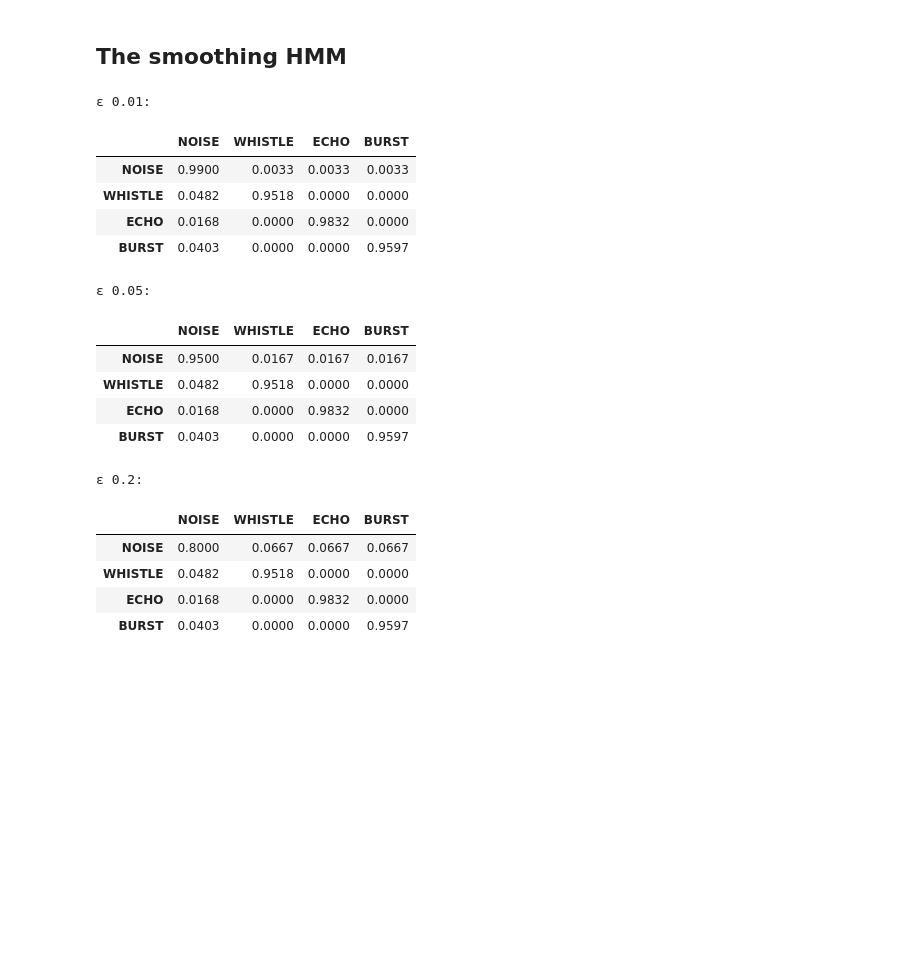
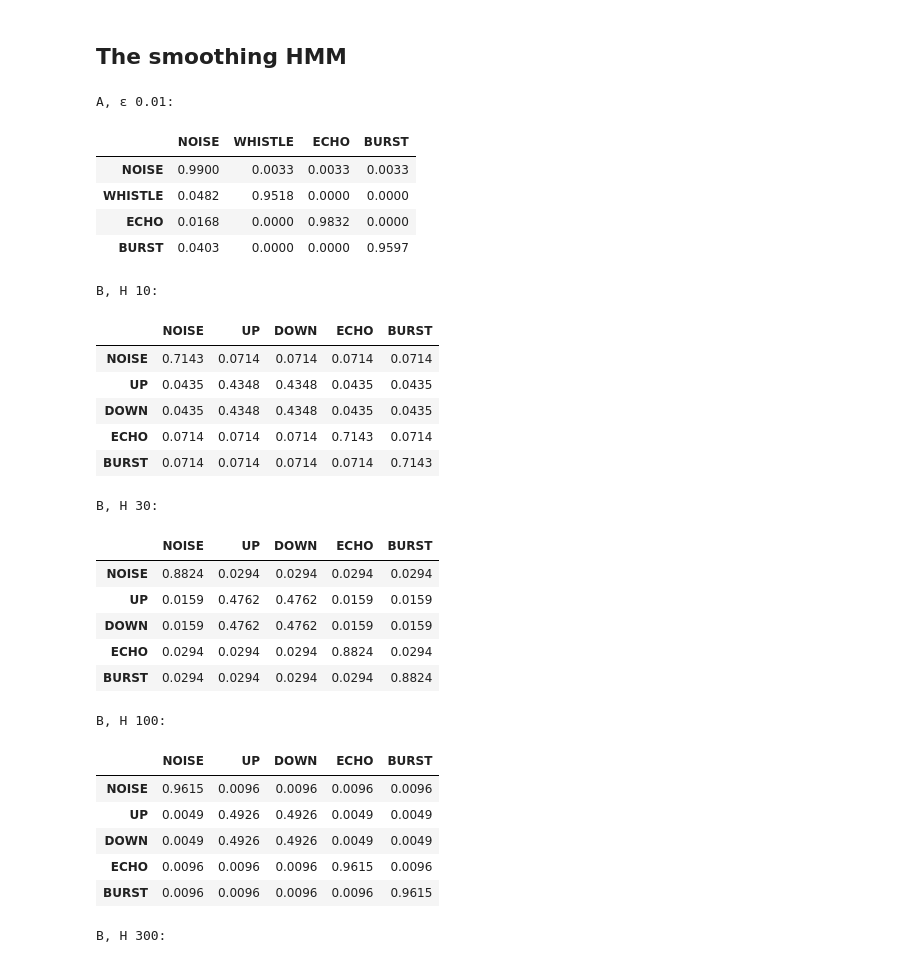
Before and after one commit to dkohlsdorf/continuous_profile_hmm, a Jupyter notebook: analysis_notebooks/ClassifierSmoothing.ipynb, the cells around one changed output. Drawn from its saved outputs; the diff is of its cells as text; code cells hidden in the pictures; blank space fills up the shorter version.

```diff
--- a/analysis_notebooks/ClassifierSmoothing.ipynb
+++ b/analysis_notebooks/ClassifierSmoothing.ipynb
@@ -62,6 +72,10 @@ MERGE = np.zeros((len(CLASSIFIER), len(STATES)))                 # classifier pr
 for i, c in enumerate(CLASSIFIER):
     MERGE[i, STATES.index('WHISTLE' if c in ('UP', 'DOWN') else c)] = 1
 NOISE = 0
+UP, DOWN, NOISE_C = CLASSIFIER.index('UP'), CLASSIFIER.index('DOWN'), CLASSIFIER.index('NOISE')
+WHISTLE_C = [UP, DOWN]
+TO_STATE = MERGE.argmax(axis=1)                                  # classifier index -> merged state index
+STATE_TO_CLASSIFIER = np.array([CLASSIFIER.index(s) if s in CLASSIFIER else -1 for s in STATES])
 
 cached = {}
 for name in SEGMENTS:
@@ -202,52 +195,82 @@ def transitions(eps, durations=L2_DURATION):
     return A
 
 
 def viterbi(log_emit, A):
     with np.errstate(divide='ignore'):
         logA = np.log(A)
     T, S = log_emit.shape
     back = np.empty((T, S), dtype=np.int8)
     v = np.log(np.full(S, 1 / S)) + log_emit[0]
     for t in range(1, T):
         cand = v[:, None] + logA
         back[t] = cand.argmax(axis=0)
         v = cand.max(axis=0) + log_emit[t]
     path = np.empty(T, dtype=np.int8)
     path[-1] = v.argmax()
     for t in range(T - 1, 0, -1):
         path[t - 1] = back[t, path[t]]
     return path
 
 
-def smooth(p, eps):
+def smooth_via_noise(p, eps):
+    # topology A; WHISTLE goes back to UP / DOWN by the classifier's preference
     with np.errstate(divide='ignore'):
-        return viterbi(np.log(p @ MERGE), transitions(eps))
+        path = viterbi(np.log(p @ MERGE), transitions(eps))
+    up_down = np.where(p[:, UP] >= p[:, DOWN], UP, DOWN)
+    return np.where(path == STATES.index('WHISTLE'), up_down, STATE_TO_CLASSIFIER[path])
 
 
-EPSILONS = [0.01, 0.05, 0.2]       # 0.2 = dolphin_msa's m_noise 5
-for eps in EPSILONS:
-    print(f"ε {eps}:")
-    display(pd.DataFrame(transitions(eps), index=STATES, columns=STATES).round(4))
+def two_level(high):
+    W = np.ones((len(CLASSIFIER), len(CLASSIFIER)))
+    np.fill_diagonal(W, high)
+    W[UP, DOWN] = W[DOWN, UP] = high
+    return W / W.sum(axis=1, keepdims=True)
 
-states = {"raw": {n: (p @ MERGE).argmax(axis=1) for n, p in probs.items()}}
-for eps in EPSILONS:
-    states[f"ε {eps}"] = {n: smooth(p, eps) for n, p in probs.items()}
+
+def smooth_two_level(p, high):
+    with np.errstate(divide='ignore'):
+        return viterbi(np.log(p), two_level(high))
+
+
+EPS = 0.01                  # best of the ε sweep for A (0.01 / 0.05 / 0.2)
+HIGHS = [10, 30, 100, 300]
+print(f"A, ε {EPS}:")
+display(pd.DataFrame(transitions(EPS), index=STATES, columns=STATES).round(4))
+for high in HIGHS:
+    print(f"B, H {high}:")
+    display(pd.DataFrame(two_level(high), index=CLASSIFIER, columns=CLASSIFIER).round(4))
+
+# every configuration as classifier label indices
+states = {"raw": {n: p.argmax(axis=1) for n, p in probs.items()},
+          f"A ε {EPS}": {n: smooth_via_noise(p, EPS) for n, p in probs.items()}}
+for high in HIGHS:
+    states[f"B H {high}"] = {n: smooth_two_level(p, high) for n, p in probs.items()}
 # %% [output]
-ε 0.01:
+A, ε 0.01:
 |  | NOISE | WHISTLE | ECHO | BURST |
 | NOISE | 0.9900 | 0.0033 | 0.0033 | 0.0033 |
 | WHISTLE | 0.0482 | 0.9518 | 0.0000 | 0.0000 |
 | ECHO | 0.0168 | 0.0000 | 0.9832 | 0.0000 |
 | BURST | 0.0403 | 0.0000 | 0.0000 | 0.9597 |
-ε 0.05:
+B, H 10:
-|  | NOISE | WHISTLE | ECHO | BURST |
-| NOISE | 0.9500 | 0.0167 | 0.0167 | 0.0167 |
-| WHISTLE | 0.0482 | 0.9518 | 0.0000 | 0.0000 |
-| ECHO | 0.0168 | 0.0000 | 0.9832 | 0.0000 |
-| BURST | 0.0403 | 0.0000 | 0.0000 | 0.9597 |
+|  | NOISE | UP | DOWN | ECHO | BURST |
+| NOISE | 0.7143 | 0.0714 | 0.0714 | 0.0714 | 0.0714 |
+| UP | 0.0435 | 0.4348 | 0.4348 | 0.0435 | 0.0435 |
+| DOWN | 0.0435 | 0.4348 | 0.4348 | 0.0435 | 0.0435 |
+| ECHO | 0.0714 | 0.0714 | 0.0714 | 0.7143 | 0.0714 |
+| BURST | 0.0714 | 0.0714 | 0.0714 | 0.0714 | 0.7143 |
-ε 0.2:
+B, H 30:
-|  | NOISE | WHISTLE | ECHO | BURST |
-| NOISE | 0.8000 | 0.0667 | 0.0667 | 0.0667 |
-| WHISTLE | 0.0482 | 0.9518 | 0.0000 | 0.0000 |
-| ECHO | 0.0168 | 0.0000 | 0.9832 | 0.0000 |
-| BURST | 0.0403 | 0.0000 | 0.0000 | 0.9597 |
+|  | NOISE | UP | DOWN | ECHO | BURST |
+| NOISE | 0.8824 | 0.0294 | 0.0294 | 0.0294 | 0.0294 |
+| UP | 0.0159 | 0.4762 | 0.4762 | 0.0159 | 0.0159 |
+| DOWN | 0.0159 | 0.4762 | 0.4762 | 0.0159 | 0.0159 |
+| ECHO | 0.0294 | 0.0294 | 0.0294 | 0.8824 | 0.0294 |
+| BURST | 0.0294 | 0.0294 | 0.0294 | 0.0294 | 0.8824 |
+B, H 100:
+|  | NOISE | UP | DOWN | ECHO | BURST |
+| NOISE | 0.9615 | 0.0096 | 0.0096 | 0.0096 | 0.0096 |
+| UP | 0.0049 | 0.4926 | 0.4926 | 0.0049 | 0.0049 |
+| DOWN | 0.0049 | 0.4926 | 0.4926 | 0.0049 | 0.0049 |
+| ECHO | 0.0096 | 0.0096 | 0.0096 | 0.9615 | 0.0096 |
+| BURST | 0.0096 | 0.0096 | 0.0096 | 0.0096 | 0.9615 |
+B, H 300:
```
Also changed, not shown: parts of 8 cells of this notebook.
